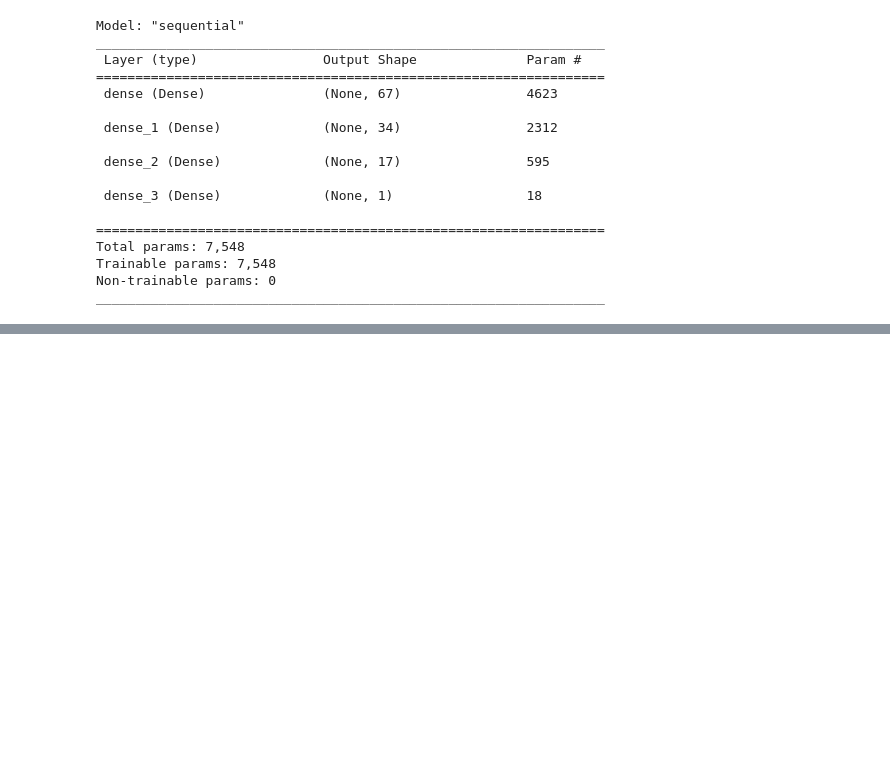
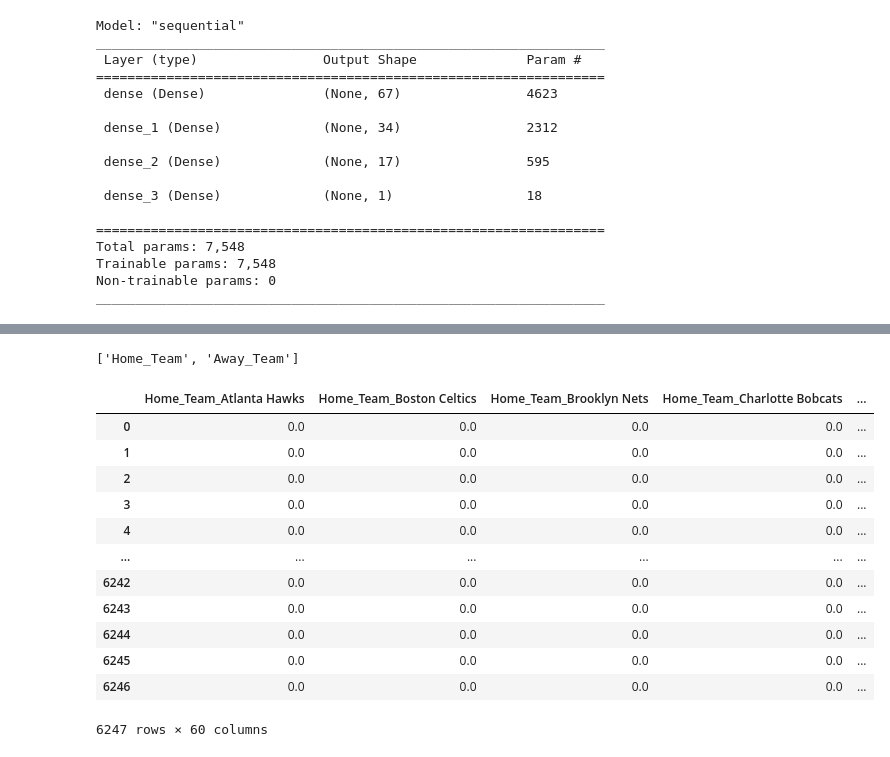
Before and after one commit to kheller18/nba-sports-betting-ml, a Jupyter notebook: main.ipynb, the cells around one changed output, grey strips where cells are left out. Cells and saved outputs as stored; diff of their text form; code cells hidden in the pictures; blank space fills up the shorter version.

```diff
--- a/main.ipynb
+++ b/main.ipynb
@@ -507,0 +419,45 @@ weighted avg       1.00      1.00      1.00      3146
+# %%
+# Create a list of the categorical variables
+categorical_variables_2 = list(
+    five_seasons_nn.dtypes[five_seasons_nn.dtypes == 'object'].index
+)
+
+# Display the list
+categorical_variables_2
+# %% [output]
+['Home_Team', 'Away_Team']
+# %%
+# Create a OneHotEncoder instance
+enc = OneHotEncoder(
+    sparse = False
+)
+# %%
+# Encode the categorical variables into numerical format
+encoded_data_2 = enc.fit_transform(
+    five_seasons_nn[categorical_variables_2]
+)
+# %%
+# Create a dataframe with the encoded data
+encoded_five_seasons_df = pd.DataFrame(
+    encoded_data_2,
+    columns = enc.get_feature_names_out(
+        categorical_variables_2
+    )
+)
+
+# Display the dataframe
+encoded_five_seasons_df
+# %% [output]
+|  | Home_Team_Atlanta Hawks | Home_Team_Boston Celtics | Home_Team_Brooklyn Nets | Home_Team_Charlotte Bobcats | ... |
+| 0 | 0.0 | 0.0 | 0.0 | 0.0 | ... |
+| 1 | 0.0 | 0.0 | 0.0 | 0.0 | ... |
+| 2 | 0.0 | 0.0 | 0.0 | 0.0 | ... |
+| 3 | 0.0 | 0.0 | 0.0 | 0.0 | ... |
+| 4 | 0.0 | 0.0 | 0.0 | 0.0 | ... |
+| ... | ... | ... | ... | ... | ... |
+| 6242 | 0.0 | 0.0 | 0.0 | 0.0 | ... |
+| 6243 | 0.0 | 0.0 | 0.0 | 0.0 | ... |
+| 6244 | 0.0 | 0.0 | 0.0 | 0.0 | ... |
+| 6245 | 0.0 | 0.0 | 0.0 | 0.0 | ... |
+| 6246 | 0.0 | 0.0 | 0.0 | 0.0 | ... |
+6247 rows × 60 columns
```
Also changed, not shown: parts of 41 cells of this notebook.
